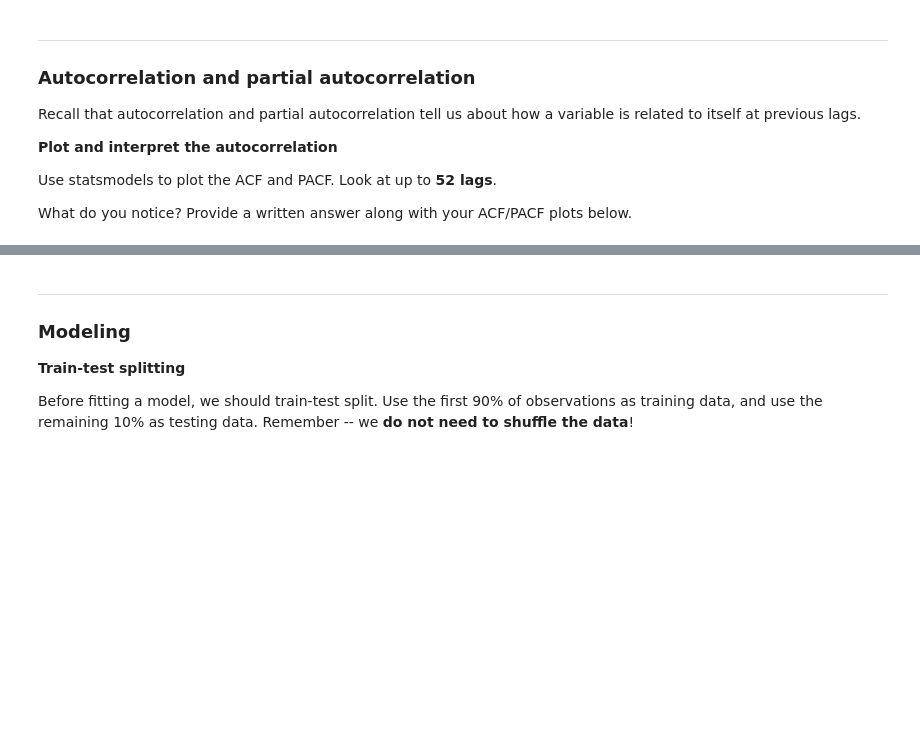
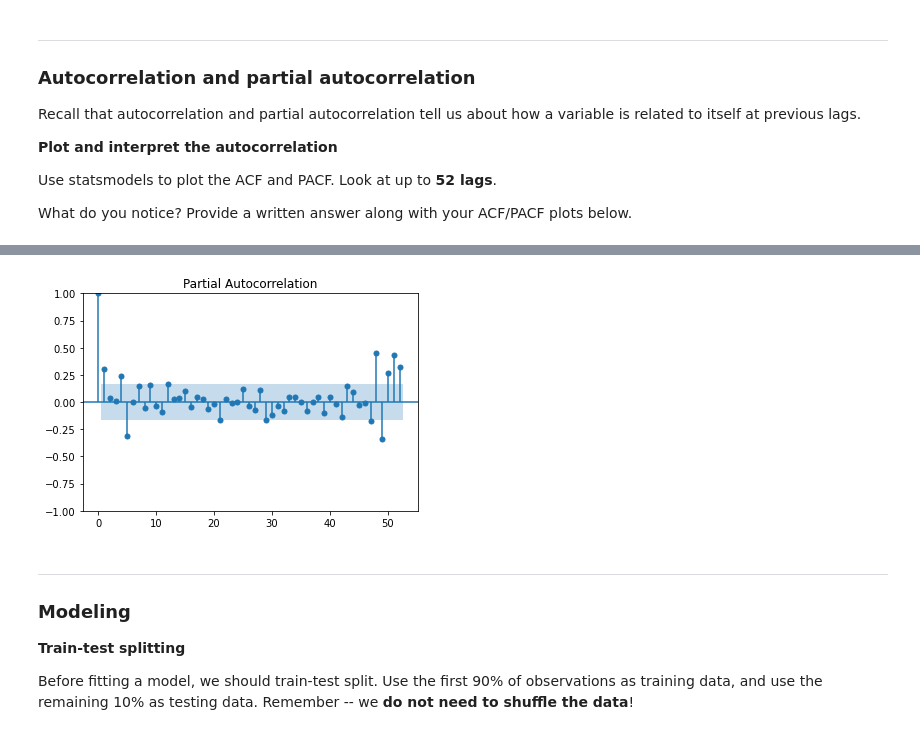
Before and after one commit to Tatadektep/ARIMA_Lab, a Jupyter notebook: starter-code.ipynb, the cells around one changed output, grey strips where cells are left out. Saved outputs shown, nothing was run; the diff lists cells and outputs as text; code cells hidden in the pictures; blank space fills up the shorter version.

```diff
--- a/starter-code.ipynb
+++ b/starter-code.ipynb
@@ -92 +219,5 @@ What do you notice? Provide a written answer along with your ACF/PACF plots belo
+# %%
+plot_pacf(store1sum, lags= 52);
+# %% [output]
+[figure, added]
 # %%
```
Also changed, not shown: parts of 53 cells of this notebook.
